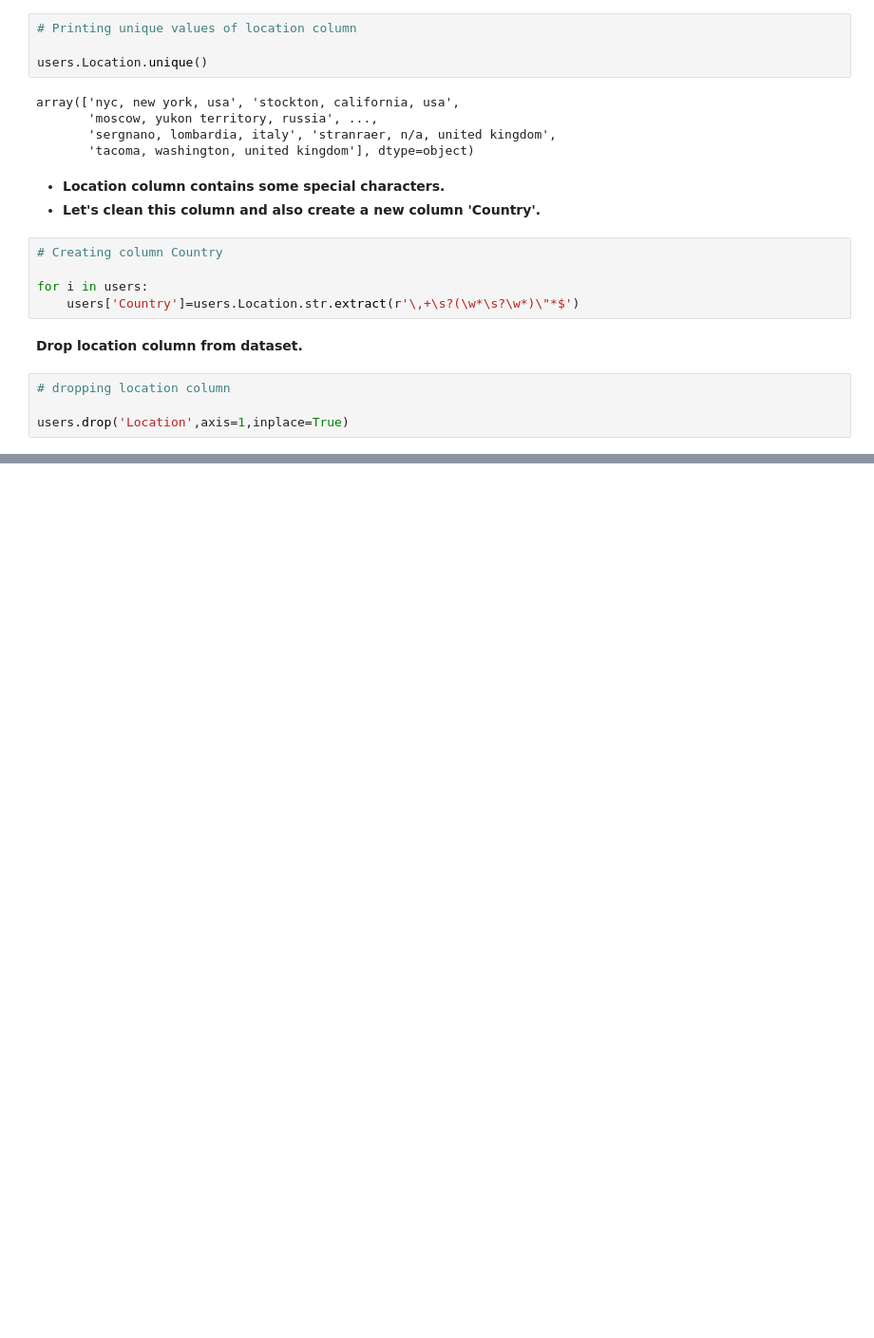
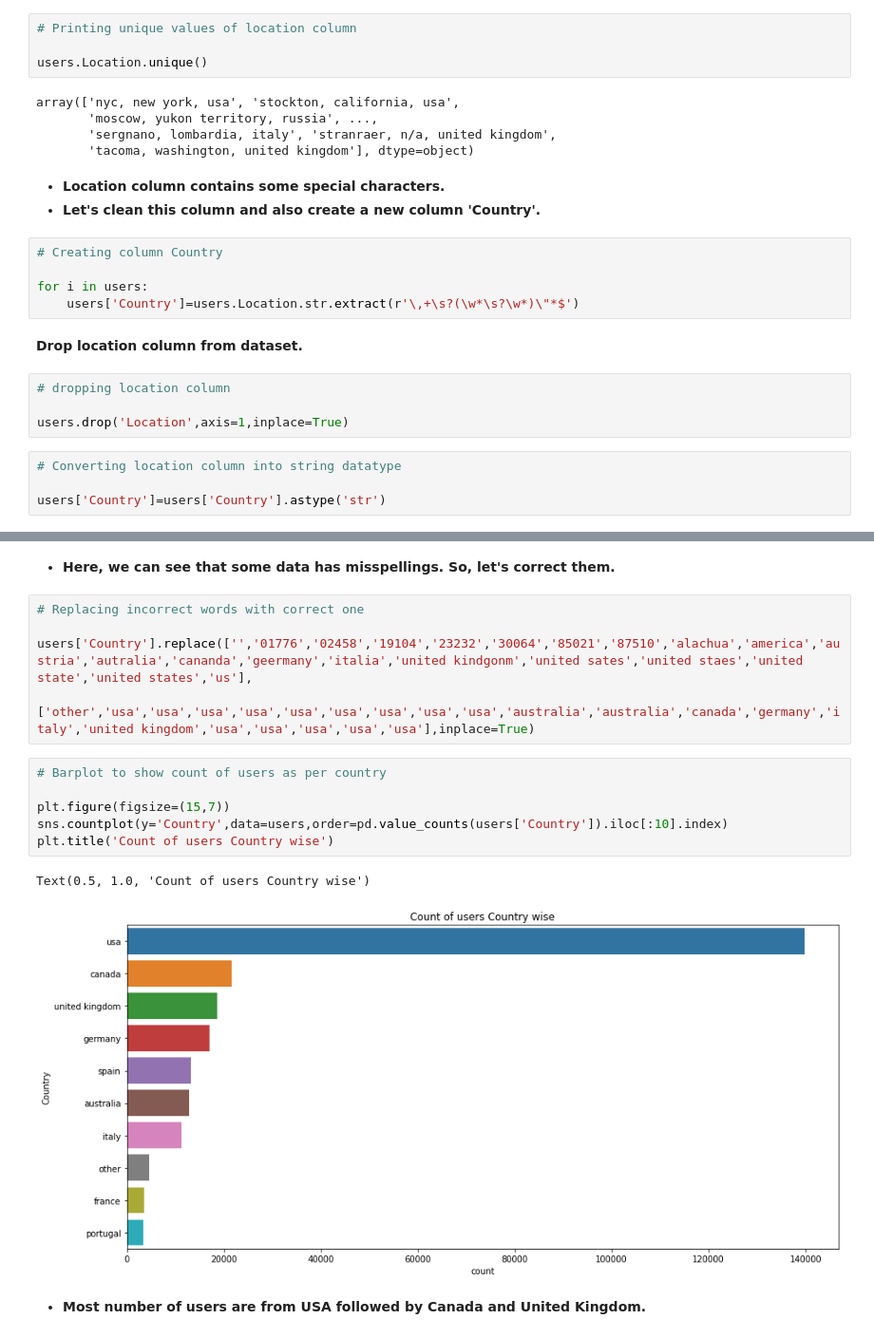
Before and after one commit to PuroshotamSingh/Book-Recommendation-System, a Jupyter notebook: Book_Recommendation_System_Puroshotam_Kumar_Singh_Capstone_Project_4.ipynb, the cells around one changed output, grey strips where cells are left out. Shown at 95% size. Saved outputs shown, nothing was run; the diff lists cells and outputs as text; blank space fills up the shorter version.

```diff
--- a/Book_Recommendation_System_Puroshotam_Kumar_Singh_Capstone_Project_4.ipynb
+++ b/Book_Recommendation_System_Puroshotam_Kumar_Singh_Capstone_Project_4.ipynb
@@ -312,3 +312,7 @@ for i in users:
 # dropping location column
 
 users.drop('Location',axis=1,inplace=True)
+# %%
+# Converting location column into string datatype
+
+users['Country']=users['Country'].astype('str')
@@ -314,0 +330,18 @@ users.drop('Location',axis=1,inplace=True)
+# %% [markdown]
+* **Here, we can see that some data has misspellings. So, let's correct them.**
+# %%
+# Replacing incorrect words with correct one
+
+users['Country'].replace(['','01776','02458','19104','23232','30064','85021','87510','alachua','america','austria','autralia','cananda','geermany','italia','united kindgonm','united sates','united staes','united state','united states','us'],
+                           ['other','usa','usa','usa','usa','usa','usa','usa','usa','usa','australia','australia','canada','germany','italy','united kingdom','usa','usa','usa','usa','usa'],inplace=True)
+# %%
+# Barplot to show count of users as per country
+
+plt.figure(figsize=(15,7))
+sns.countplot(y='Country',data=users,order=pd.value_counts(users['Country']).iloc[:10].index)
+plt.title('Count of users Country wise')
+# %% [output]
+Text(0.5, 1.0, 'Count of users Country wise')
+[figure, added]
+# %% [markdown]
+* **Most number of users are from USA followed by Canada and United Kingdom.**
```
Also changed, not shown: parts of 22 cells of this notebook.
